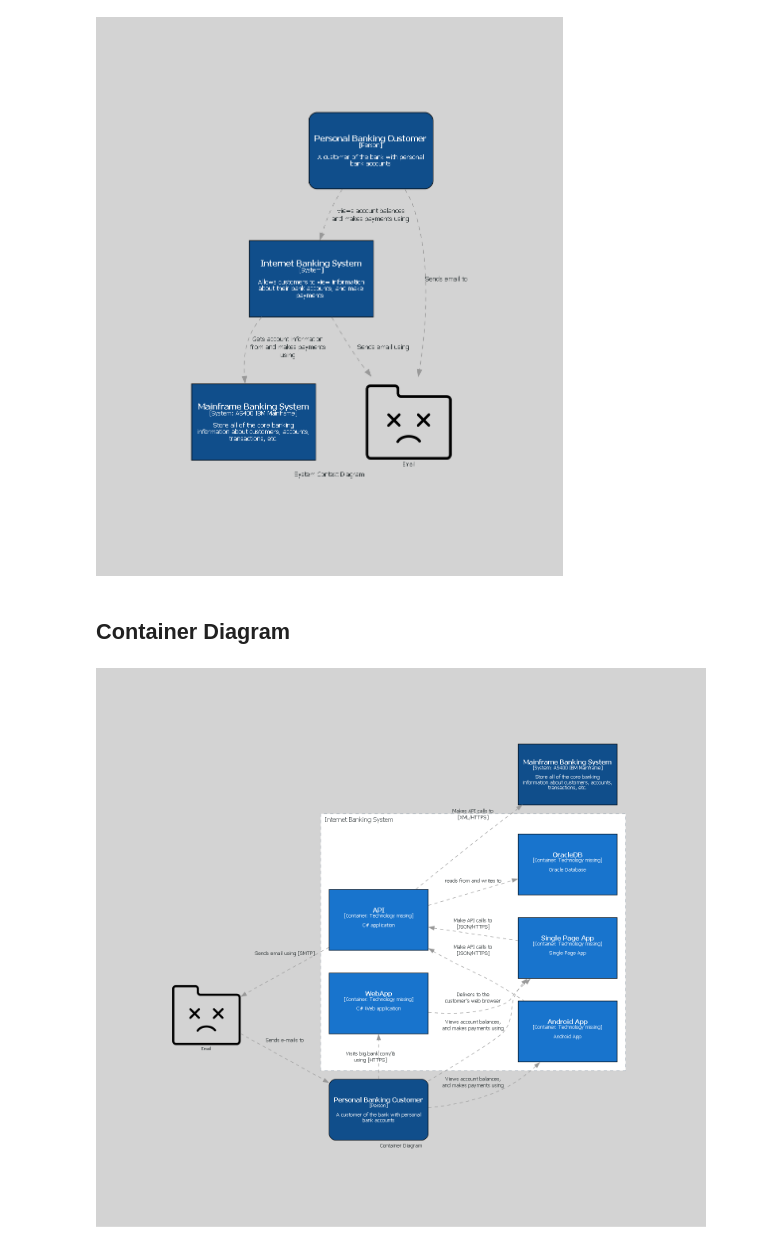
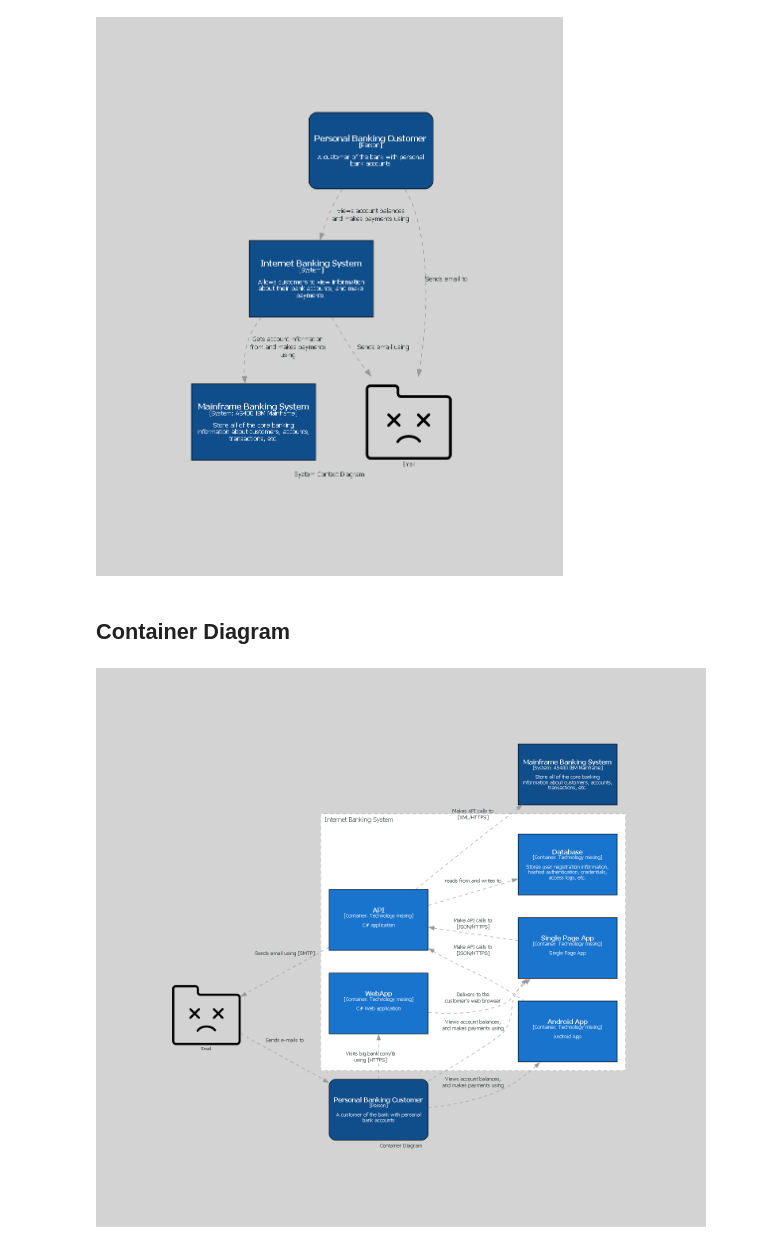
Before and after one commit to 7ft10/C4ArchitectureExamples, a Jupyter notebook: C4_Architecture_Examples.ipynb, the cells around one changed output. Drawn from its saved outputs; the diff is of its cells as text; code cells hidden in the pictures.

```diff
--- a/C4_Architecture_Examples.ipynb
+++ b/C4_Architecture_Examples.ipynb
@@ -114,35 +114,35 @@ from _Repository import Personas, Systems, Applications
 settings = { **default_settings, **{
   "name": "Container Diagram",
   "direction": "LR"
 }}
 
 with Diagram(**settings) as diagram:
   customer = Personas.BankingCustomer.Get()
 
   with SystemBoundary("Internet Banking System"):
     webapp = Applications.WebApp.Get()
     spa = Applications.SPA.Get()
     mobileApp = Applications.MobileApp.Get()
     api = Applications.API.Get()
-    database = Applications.OracleDB.Get()
+    database = Applications.Database.Get()
 
   email = Systems.Email.Get()
   mainframe = Systems.Mainframe.Get()
 
   customer >> Relationship("Visits big.bank.com/ib using [HTTPS]") >> [webapp]
   customer >> Relationship("Views account balances, and makes payments using") >> [spa, mobileApp]
   webapp >> Relationship("Delivers to the customer's web browser") >> [spa]
   api << Relationship("Make API calls to [JSON/HTTPS]") << [spa, mobileApp]
   api >> Relationship("reads from and writes to") >> [database]
   api >> Relationship("Sends email using [SMTP]") >> [email]
   api >> Relationship("Makes API calls to [XML/HTTPS]") >> [mainframe]
   email >> Relationship("Sends e-mails to") >> [customer]
 
 display(Markdown("## " + settings["name"]))
 display(diagram)
 # %% [output]
 ## Container Diagram
-[figure, old version]
+[figure, new version]
 # %%
 #@title Component Diagram
 from IPython.display import display, Markdown
```
Also changed, not shown: parts of 2 cells of this notebook.
